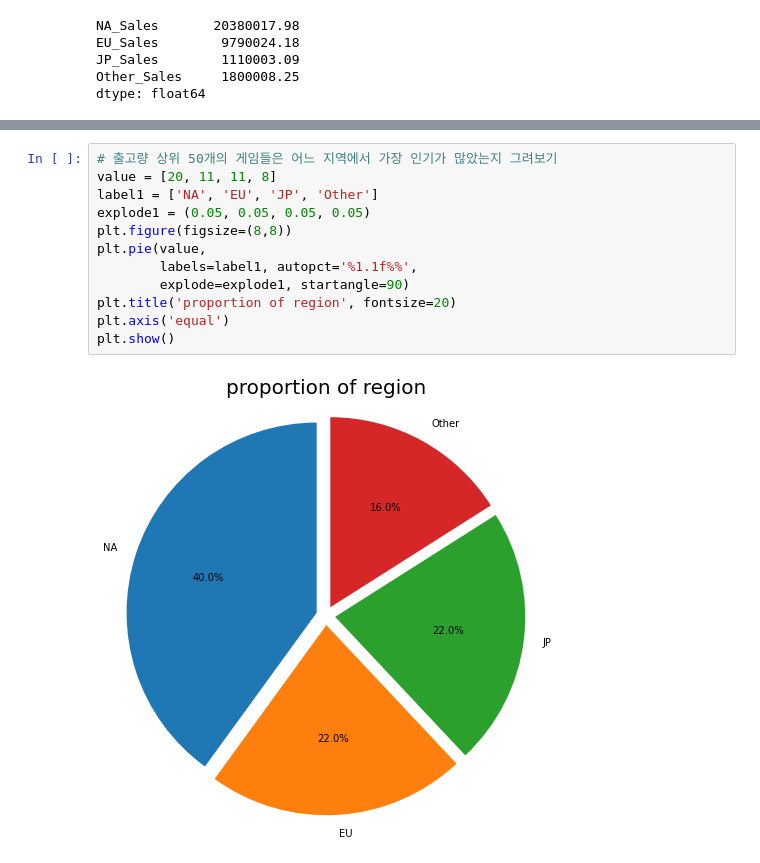
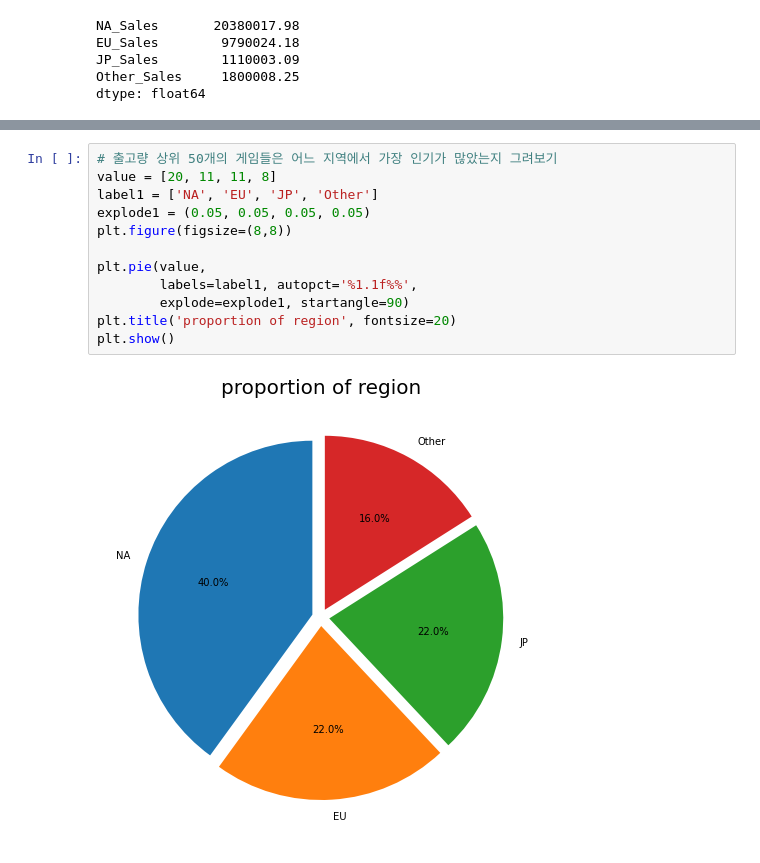
Before and after one commit to starry-cloud/AI_Bootcamp_Section_Project, a Jupyter notebook: Section 1/Section1.ipynb, the cells around one changed output, grey strips where cells are left out. Drawn from its saved outputs; the diff is of its cells as text.

```diff
--- a/Section 1/Section1.ipynb
+++ b/Section 1/Section1.ipynb
@@ -385,14 +382,14 @@ plt.show()
 # %%
 # 출고량 상위 50개의 게임들은 어느 지역에서 가장 인기가 많았는지 그려보기
 value = [20, 11, 11, 8]
 label1 = ['NA', 'EU', 'JP', 'Other']
 explode1 = (0.05, 0.05, 0.05, 0.05)
 plt.figure(figsize=(8,8))
+
 plt.pie(value,
         labels=label1, autopct='%1.1f%%',
         explode=explode1, startangle=90)
 plt.title('proportion of region', fontsize=20)
-plt.axis('equal')
 plt.show()
 # %% [output]
-[figure, old version]
+[figure, new version]
```
Also changed, not shown: parts of 8 cells of this notebook.
